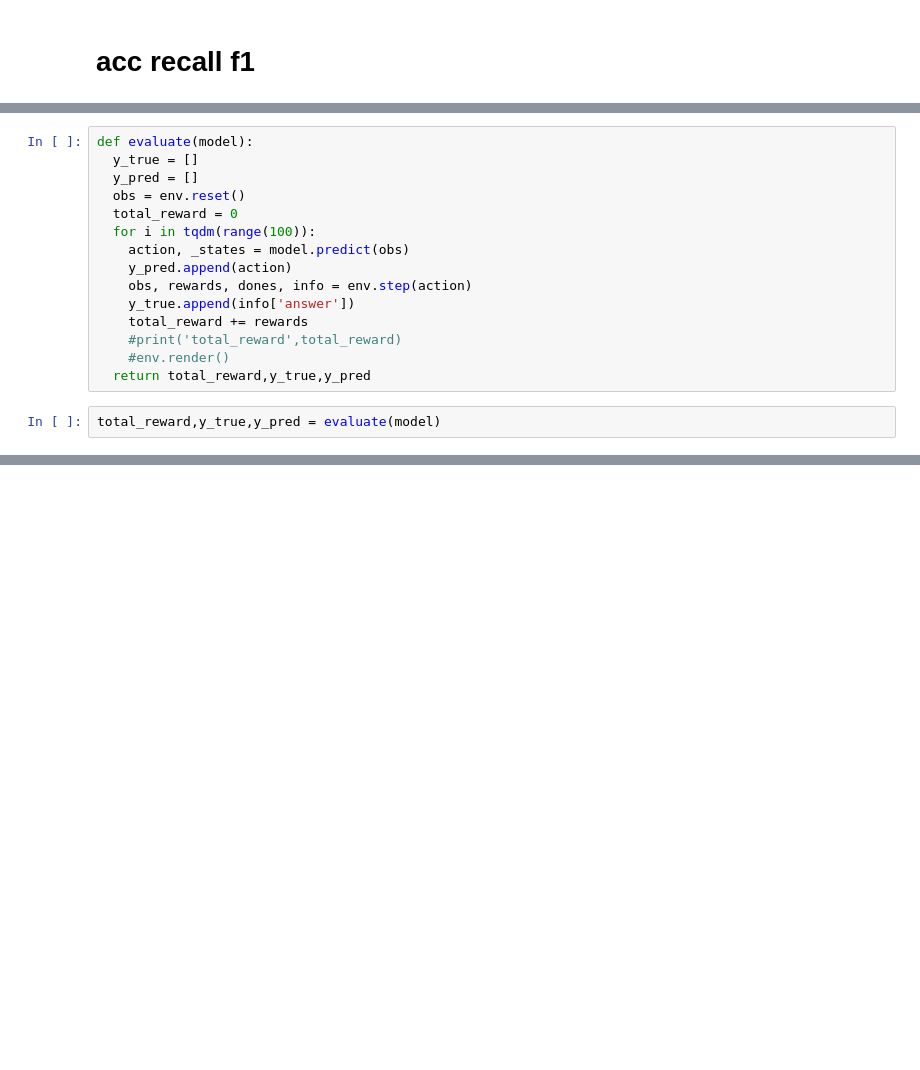
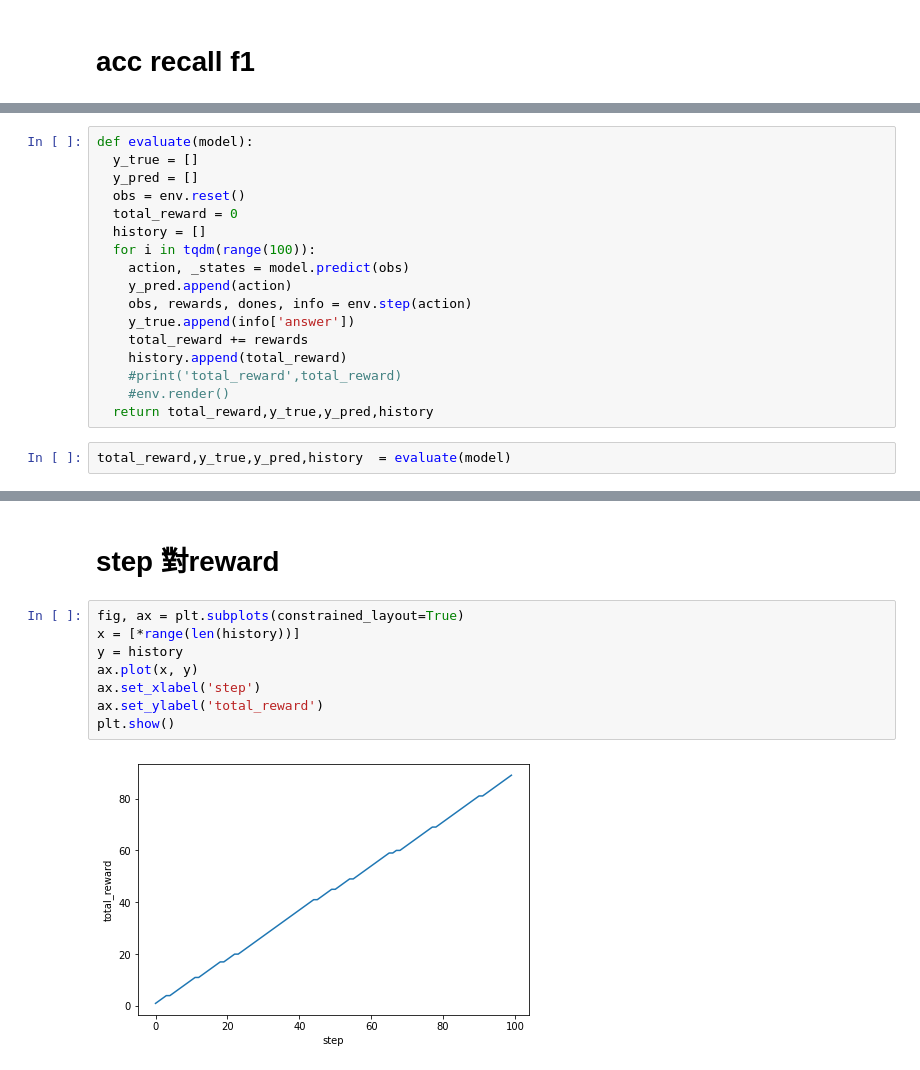
Before and after one commit to skywalker0803r/works, a Jupyter notebook: bert_dqn.ipynb, the cells around one changed output, grey strips where cells are left out. Drawn from its saved outputs; the diff is of its cells as text; blank space fills up the shorter version.

```diff
--- a/bert_dqn.ipynb
+++ b/bert_dqn.ipynb
@@ -587,14 +555,16 @@ def evaluate(model):
   y_pred = []
   obs = env.reset()
   total_reward = 0
+  history = []
   for i in tqdm(range(100)):
     action, _states = model.predict(obs)
     y_pred.append(action)
     obs, rewards, dones, info = env.step(action)
     y_true.append(info['answer'])
     total_reward += rewards
+    history.append(total_reward)
     #print('total_reward',total_reward)
     #env.render()
-  return total_reward,y_true,y_pred
+  return total_reward,y_true,y_pred,history
 # %%
-total_reward,y_true,y_pred = evaluate(model)
+total_reward,y_true,y_pred,history  = evaluate(model)
@@ -617,0 +591,12 @@ weighted avg       0.91      0.90      0.90       100
+# %% [markdown]
+# step 對reward
+# %%
+fig, ax = plt.subplots(constrained_layout=True)
+x = [*range(len(history))]
+y = history
+ax.plot(x, y)
+ax.set_xlabel('step')
+ax.set_ylabel('total_reward')
+plt.show()
+# %% [output]
+[figure, added]
```
Also changed, not shown: parts of 20 cells of this notebook.
